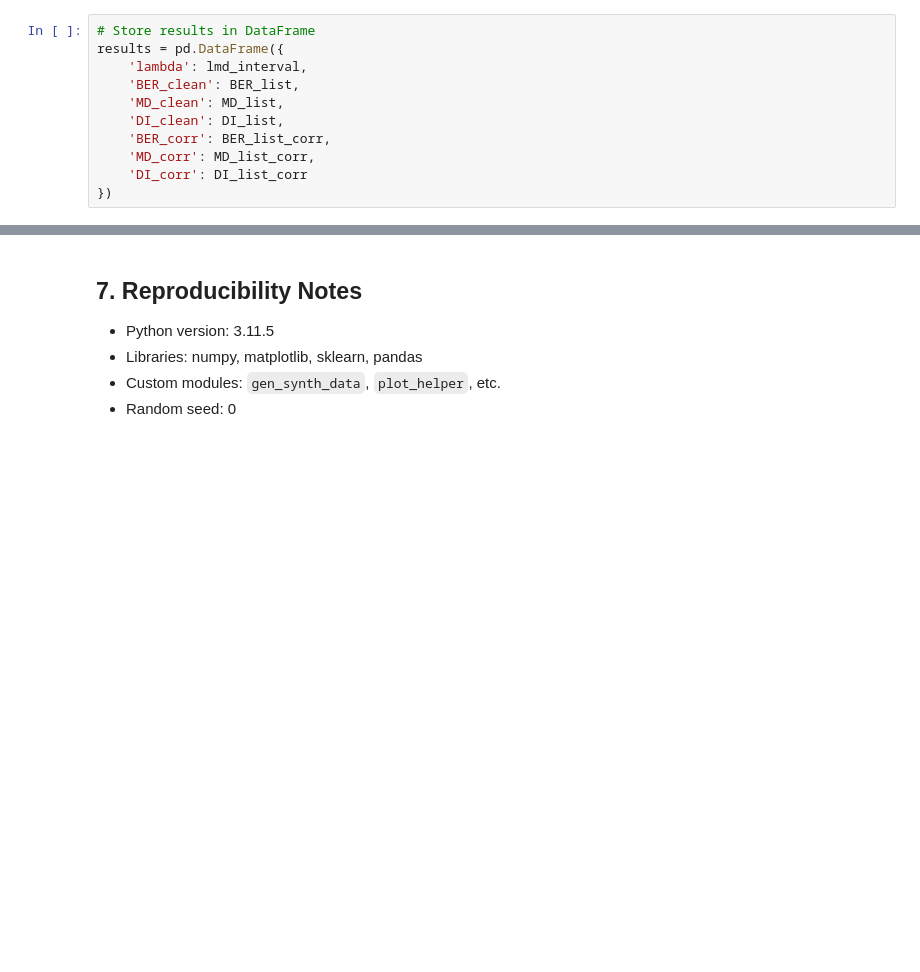
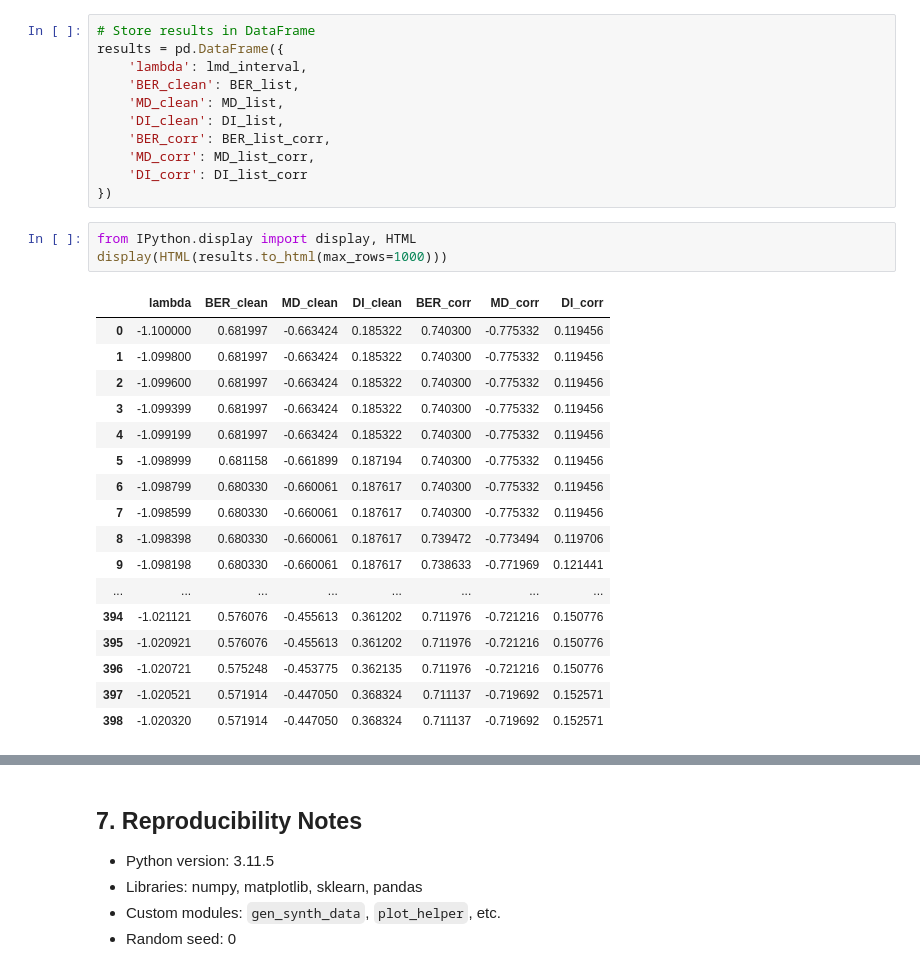
Before and after one commit to ThinkyP/fairness_triangle, a Jupyter notebook: experiments/E1 - Symmetric Label Noise.ipynb, the cells around one changed output, grey strips where cells are left out. Cells and saved outputs as stored; diff of their text form; blank space fills up the shorter version.

```diff
--- a/experiments/E1 - Symmetric Label Noise.ipynb
+++ b/experiments/E1 - Symmetric Label Noise.ipynb
@@ -162,3 +207,24 @@ results = pd.DataFrame({
     'MD_corr': MD_list_corr,
     'DI_corr': DI_list_corr
 })
+# %%
+from IPython.display import display, HTML
+display(HTML(results.to_html(max_rows=1000)))
+# %% [output]
+|  | lambda | BER_clean | MD_clean | DI_clean | BER_corr | MD_corr | DI_corr |
+| 0 | -1.100000 | 0.681997 | -0.663424 | 0.185322 | 0.740300 | -0.775332 | 0.119456 |
+| 1 | -1.099800 | 0.681997 | -0.663424 | 0.185322 | 0.740300 | -0.775332 | 0.119456 |
+| 2 | -1.099600 | 0.681997 | -0.663424 | 0.185322 | 0.740300 | -0.775332 | 0.119456 |
+| 3 | -1.099399 | 0.681997 | -0.663424 | 0.185322 | 0.740300 | -0.775332 | 0.119456 |
+| 4 | -1.099199 | 0.681997 | -0.663424 | 0.185322 | 0.740300 | -0.775332 | 0.119456 |
+| 5 | -1.098999 | 0.681158 | -0.661899 | 0.187194 | 0.740300 | -0.775332 | 0.119456 |
+| 6 | -1.098799 | 0.680330 | -0.660061 | 0.187617 | 0.740300 | -0.775332 | 0.119456 |
+| 7 | -1.098599 | 0.680330 | -0.660061 | 0.187617 | 0.740300 | -0.775332 | 0.119456 |
+| 8 | -1.098398 | 0.680330 | -0.660061 | 0.187617 | 0.739472 | -0.773494 | 0.119706 |
+| 9 | -1.098198 | 0.680330 | -0.660061 | 0.187617 | 0.738633 | -0.771969 | 0.121441 |
+| ... | ... | ... | ... | ... | ... | ... | ... |
+| 394 | -1.021121 | 0.576076 | -0.455613 | 0.361202 | 0.711976 | -0.721216 | 0.150776 |
+| 395 | -1.020921 | 0.576076 | -0.455613 | 0.361202 | 0.711976 | -0.721216 | 0.150776 |
+| 396 | -1.020721 | 0.575248 | -0.453775 | 0.362135 | 0.711976 | -0.721216 | 0.150776 |
+| 397 | -1.020521 | 0.571914 | -0.447050 | 0.368324 | 0.711137 | -0.719692 | 0.152571 |
+| 398 | -1.020320 | 0.571914 | -0.447050 | 0.368324 | 0.711137 | -0.719692 | 0.152571 |
```
Also changed, not shown: parts of 11 cells of this notebook, 14 other files.
